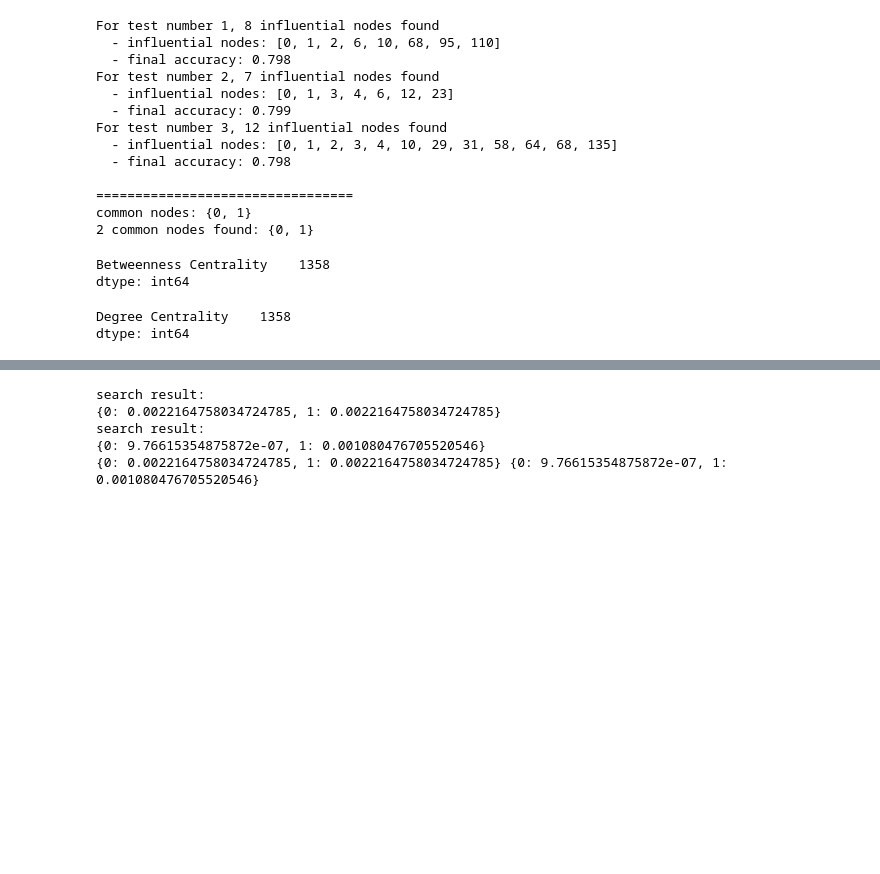
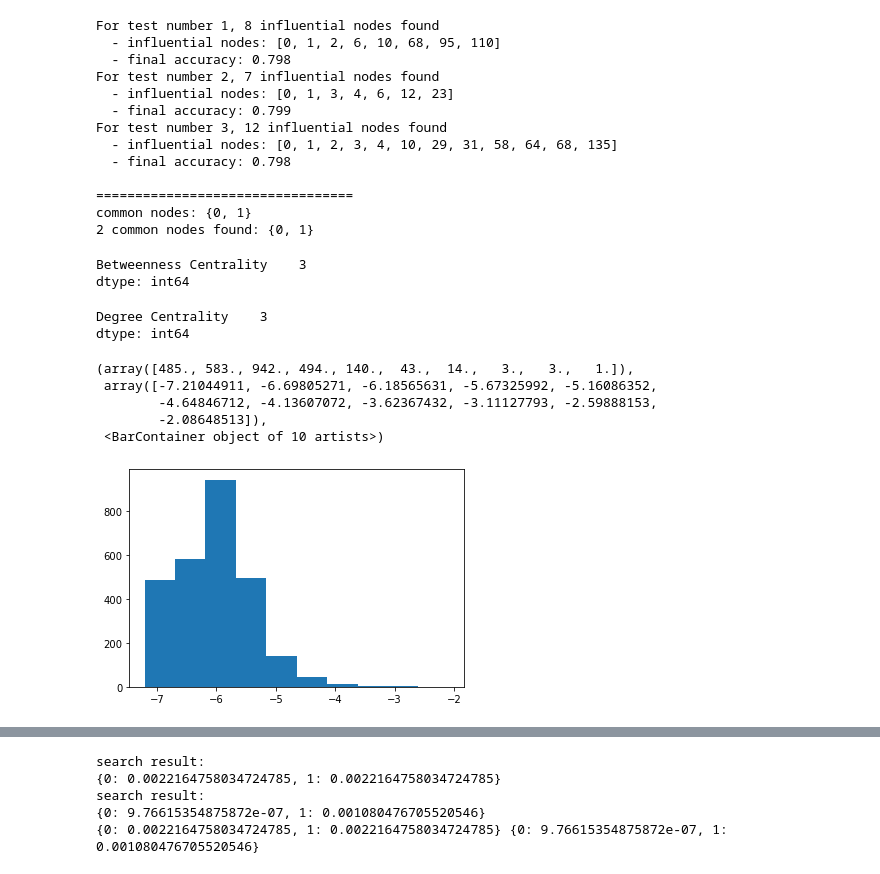
Before and after one commit to theodora-yko/GNN_diagnostics, a Jupyter notebook: experiment-uncertainty.ipynb, the cells around one changed output, grey strips where cells are left out. Saved outputs shown, nothing was run; the diff lists cells and outputs as text; code cells hidden in the pictures; blank space fills up the shorter version.

```diff
--- a/experiment-uncertainty.ipynb
+++ b/experiment-uncertainty.ipynb
@@ -128,11 +124,20 @@ dc_df=pd.DataFrame(data=dc_g, index=['Degree Centrality']).transpose()
 bc_df=pd.DataFrame(data = bc_g, index=['Betweenness Centrality']).transpose()
 centrality = dc_df.join(bc_df)
 # %%
-bc_df.idxmax(axis='index')
+bc_df.idxmin(axis='index')
 new = pd.DataFrame(data=dc_g, index=['Degree Centrality']).transpose()
-new.idxmax(axis='index')
+new.idxmin(axis='index')
 # %% [output]
-Betweenness Centrality    1358
+Betweenness Centrality    3
 dtype: int64
-Degree Centrality    1358
+Degree Centrality    3
 dtype: int64
+# %%
+plt.hist(np.log(list(dc_g.values())))
+# %% [output]
+(array([485., 583., 942., 494., 140.,  43.,  14.,   3.,   3.,   1.]),
+ array([-7.21044911, -6.69805271, -6.18565631, -5.67325992, -5.16086352,
+        -4.64846712, -4.13607072, -3.62367432, -3.11127793, -2.59888153,
+        -2.08648513]),
+ <BarContainer object of 10 artists>)
+[figure, added]
```
Also changed, not shown: parts of 11 cells of this notebook.
